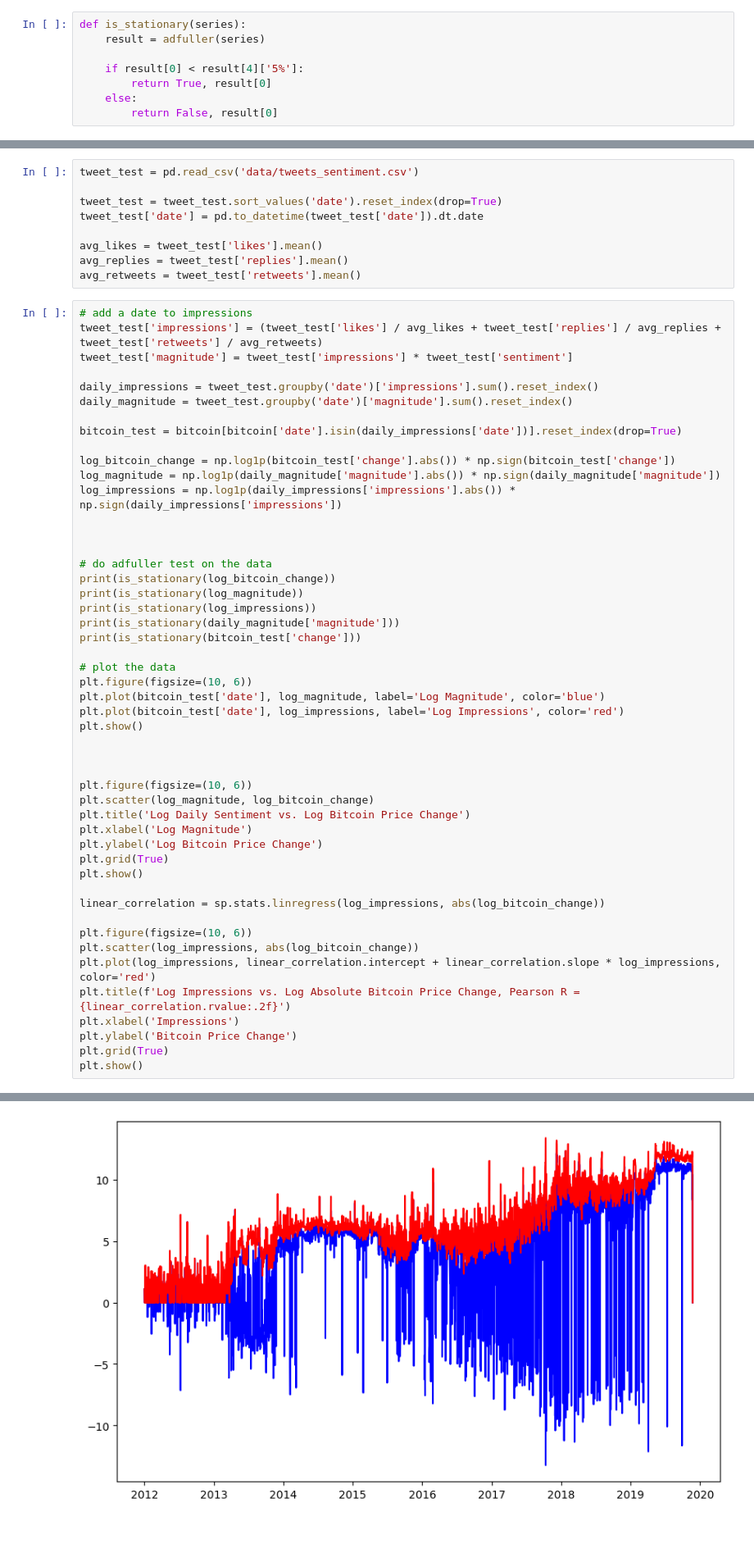
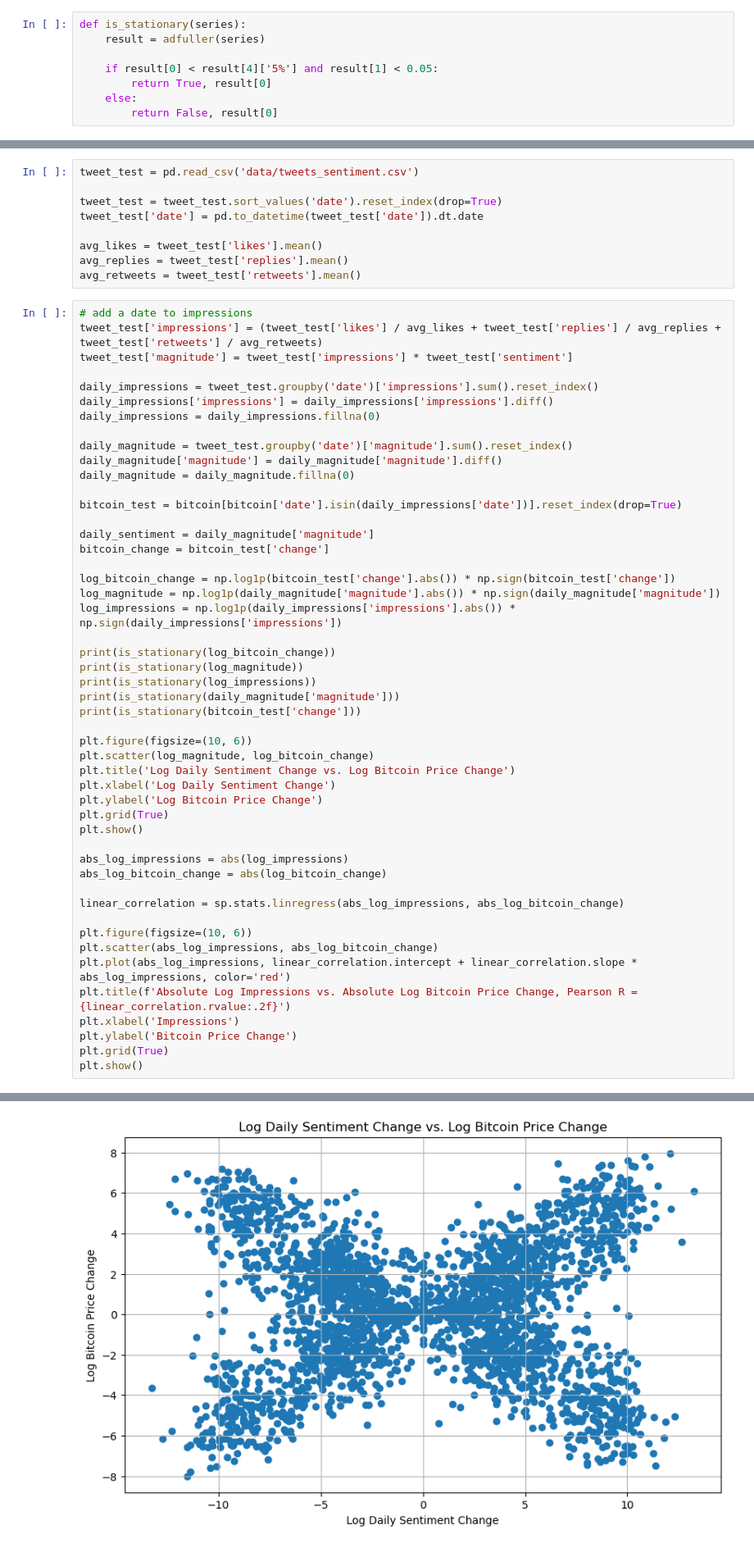
Before and after one commit to finn-prins/Scientific-Data-Analysis-Project, a Jupyter notebook: team_11.ipynb, the cells around one changed output, grey strips where cells are left out. Shown at 82% size. Cells and saved outputs as stored; diff of their text form.

```diff
--- a/team_11.ipynb
+++ b/team_11.ipynb
@@ -271,7 +247,7 @@ plt.show()
 def is_stationary(series):
     result = adfuller(series)
 
-    if result[0] < result[4]['5%']:
+    if result[0] < result[4]['5%'] and result[1] < 0.05:
         return True, result[0]
     else:
         return False, result[0]
@@ -803,45 +713,45 @@ tweet_test['impressions'] = (tweet_test['likes'] / avg_likes + tweet_test['repli
 tweet_test['magnitude'] = tweet_test['impressions'] * tweet_test['sentiment']
 
 daily_impressions = tweet_test.groupby('date')['impressions'].sum().reset_index()
+daily_impressions['impressions'] = daily_impressions['impressions'].diff()
+daily_impressions = daily_impressions.fillna(0)
+
 daily_magnitude = tweet_test.groupby('date')['magnitude'].sum().reset_index()
+daily_magnitude['magnitude'] = daily_magnitude['magnitude'].diff()
+daily_magnitude = daily_magnitude.fillna(0)
 
 bitcoin_test = bitcoin[bitcoin['date'].isin(daily_impressions['date'])].reset_index(drop=True)
+
+daily_sentiment = daily_magnitude['magnitude']
+bitcoin_change = bitcoin_test['change']
 
 log_bitcoin_change = np.log1p(bitcoin_test['change'].abs()) * np.sign(bitcoin_test['change'])
 log_magnitude = np.log1p(daily_magnitude['magnitude'].abs()) * np.sign(daily_magnitude['magnitude'])
 log_impressions = np.log1p(daily_impressions['impressions'].abs()) * np.sign(daily_impressions['impressions'])
 
-
-
-# do adfuller test on the data
 print(is_stationary(log_bitcoin_change))
 print(is_stationary(log_magnitude))
 print(is_stationary(log_impressions))
 print(is_stationary(daily_magnitude['magnitude']))
 print(is_stationary(bitcoin_test['change']))
 
-# plot the data
-plt.figure(figsize=(10, 6))
-plt.plot(bitcoin_test['date'], log_magnitude, label='Log Magnitude', color='blue')
-plt.plot(bitcoin_test['date'], log_impressions, label='Log Impressions', color='red')
-plt.show()
-
-
-
 plt.figure(figsize=(10, 6))
 plt.scatter(log_magnitude, log_bitcoin_change)
-plt.title('Log Daily Sentiment vs. Log Bitcoin Price Change')
-plt.xlabel('Log Magnitude')
+plt.title('Log Daily Sentiment Change vs. Log Bitcoin Price Change')
+plt.xlabel('Log Daily Sentiment Change')
 plt.ylabel('Log Bitcoin Price Change')
 plt.grid(True)
 plt.show()
 
-linear_correlation = sp.stats.linregress(log_impressions, abs(log_bitcoin_change))
+abs_log_impressions = abs(log_impressions)
+abs_log_bitcoin_change = abs(log_bitcoin_change)
+
+linear_correlation = sp.stats.linregress(abs_log_impressions, abs_log_bitcoin_change)
 
 plt.figure(figsize=(10, 6))
-plt.scatter(log_impressions, abs(log_bitcoin_change))
-plt.plot(log_impressions, linear_correlation.intercept + linear_correlation.slope * log_impressions, color='red')
-plt.title(f'Log Impressions vs. Log Absolute Bitcoin Price Change, Pearson R = {linear_correlation.rvalue:.2f}')
+plt.scatter(abs_log_impressions, abs_log_bitcoin_change)
+plt.plot(abs_log_impressions, linear_correlation.intercept + linear_correlation.slope * abs_log_impressions, color='red')
+plt.title(f'Absolute Log Impressions vs. Absolute Log Bitcoin Price Change, Pearson R = {linear_correlation.rvalue:.2f}')
 plt.xlabel('Impressions')
 plt.ylabel('Bitcoin Price Change')
 plt.grid(True)
@@ -854,2 +764,2 @@ plt.show()
 (True, -10.135641244817734)
-[figure, old version]
+[figure, new version]
```
Also changed, not shown: parts of 15 cells of this notebook.
